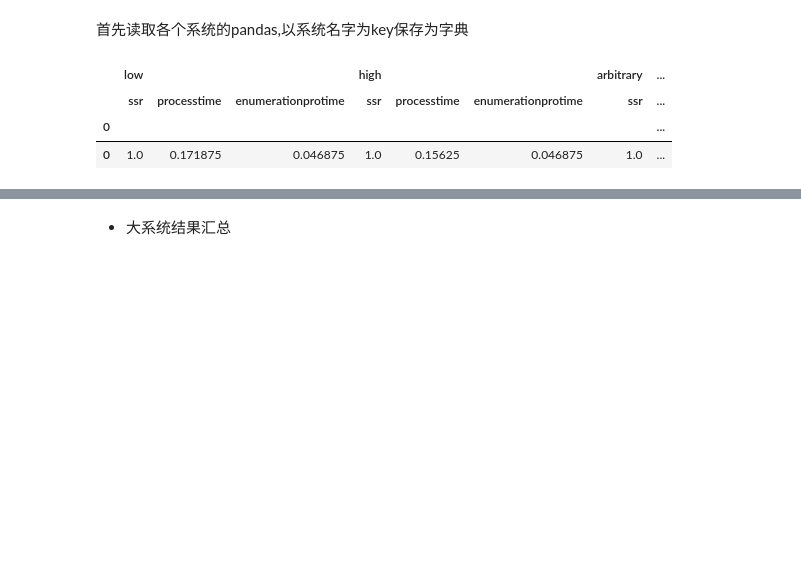
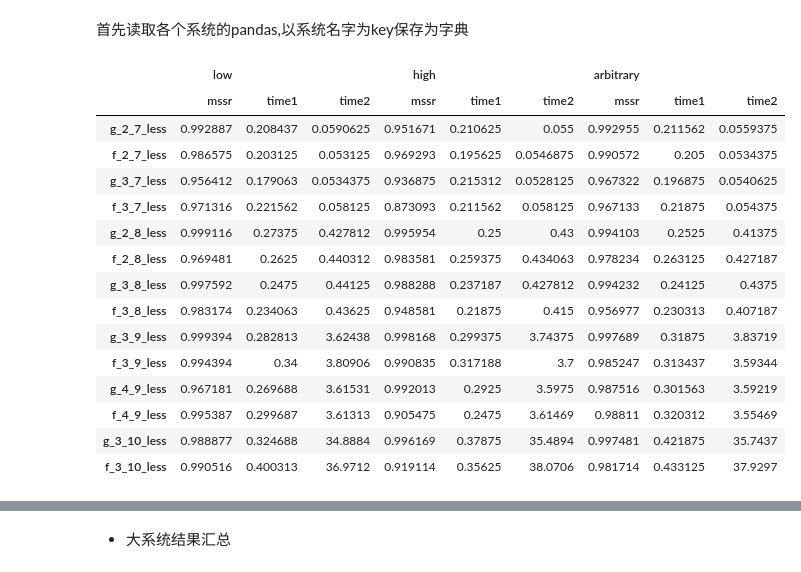
Before and after one commit to Yuuko-kurisu/The-BITSGA-algorithm-for-MCAP, a Jupyter notebook: result_process.ipynb, the cells around one changed output, grey strips where cells are left out. Drawn from its saved outputs; the diff is of its cells as text; code cells hidden in the pictures; blank space fills up the shorter version.

```diff
--- a/result_process.ipynb
+++ b/result_process.ipynb
@@ -42,7 +48,8 @@ from collections import defaultdict
 首先读取各个系统的pandas,以系统名字为key保存为字典
 # %%
 pattern = ['g','f']
-nk = [[2,7],[3,7],[2,8],[3,8],[3,9],[4,9],[3,10],[4,10]]
+nk = [[2,7],[3,7],[2,8],[3,8],[3,9],[4,9],[3,10]]
+# ,[3,10],[4,10]
 condition = ['less']
 namelist_small = []
 
@@ -55,7 +62,7 @@ for n in nk:
 path_small = path_sync + '//result//now//smallsystem//'
 # 文件读取
 df_dict = defaultdict(list)
-Seednum = 1
+Seednum = 50
 for name in namelist_small:
     filepath = path_small + name + '_seed_'+ str(Seednum) + '.csv'
     df = pd.read_csv(filepath,index_col=0,header=None)
@@ -66,9 +73,4 @@ for name in namelist_small:
     df = df.loc[:,(slice(None),['ssr','processtime','enumerationprotime'])]
     df_dict[name] = df
 # %%
-df_dict[namelist_small[0]]
+# df_dict[namelist_small[0]]
-# %% [output]
-|  | low |  |  | high |  |  | arbitrary | ... |
-|  | ssr | processtime | enumerationprotime | ssr | processtime | enumerationprotime | ssr | ... |
-| 0 |  |  |  |  |  |  |  | ... |
-| 0 | 1.0 | 0.171875 | 0.046875 | 1.0 | 0.15625 | 0.046875 | 1.0 | ... |
@@ -74,0 +84,26 @@ df_dict[namelist_small[0]]
+# %%
+for name in namelist_small:
+    df = df_dict[name].sum(axis=0)
+    summary.loc[name,:] = np.array(df)
+summary.loc[:,(slice(None),'mssr')] = summary.loc[:,(slice(None),'mssr')] / Seednum
+
+summary.loc[:,(slice(None),'time1')] = summary.loc[:,(slice(None),'time1')] / Seednum
+summary.loc[:,(slice(None),'time2')] = summary.loc[:,(slice(None),'time2')] / Seednum
+summary
+# %% [output]
+|  | low |  |  | high |  |  | arbitrary |  |  |
+|  | mssr | time1 | time2 | mssr | time1 | time2 | mssr | time1 | time2 |
+| g_2_7_less | 0.992887 | 0.208437 | 0.0590625 | 0.951671 | 0.210625 | 0.055 | 0.992955 | 0.211562 | 0.0559375 |
+| f_2_7_less | 0.986575 | 0.203125 | 0.053125 | 0.969293 | 0.195625 | 0.0546875 | 0.990572 | 0.205 | 0.0534375 |
+| g_3_7_less | 0.956412 | 0.179063 | 0.0534375 | 0.936875 | 0.215312 | 0.0528125 | 0.967322 | 0.196875 | 0.0540625 |
+| f_3_7_less | 0.971316 | 0.221562 | 0.058125 | 0.873093 | 0.211562 | 0.058125 | 0.967133 | 0.21875 | 0.054375 |
+| g_2_8_less | 0.999116 | 0.27375 | 0.427812 | 0.995954 | 0.25 | 0.43 | 0.994103 | 0.2525 | 0.41375 |
+| f_2_8_less | 0.969481 | 0.2625 | 0.440312 | 0.983581 | 0.259375 | 0.434063 | 0.978234 | 0.263125 | 0.427187 |
+| g_3_8_less | 0.997592 | 0.2475 | 0.44125 | 0.988288 | 0.237187 | 0.427812 | 0.994232 | 0.24125 | 0.4375 |
+| f_3_8_less | 0.983174 | 0.234063 | 0.43625 | 0.948581 | 0.21875 | 0.415 | 0.956977 | 0.230313 | 0.407187 |
+| g_3_9_less | 0.999394 | 0.282813 | 3.62438 | 0.998168 | 0.299375 | 3.74375 | 0.997689 | 0.31875 | 3.83719 |
+| f_3_9_less | 0.994394 | 0.34 | 3.80906 | 0.990835 | 0.317188 | 3.7 | 0.985247 | 0.313437 | 3.59344 |
+| g_4_9_less | 0.967181 | 0.269688 | 3.61531 | 0.992013 | 0.2925 | 3.5975 | 0.987516 | 0.301563 | 3.59219 |
+| f_4_9_less | 0.995387 | 0.299687 | 3.61313 | 0.905475 | 0.2475 | 3.61469 | 0.98811 | 0.320312 | 3.55469 |
+| g_3_10_less | 0.988877 | 0.324688 | 34.8884 | 0.996169 | 0.37875 | 35.4894 | 0.997481 | 0.421875 | 35.7437 |
+| f_3_10_less | 0.990516 | 0.400313 | 36.9712 | 0.919114 | 0.35625 | 38.0706 | 0.981714 | 0.433125 | 37.9297 |
```
Also changed, not shown: parts of 14 cells of this notebook, 55 other files.
